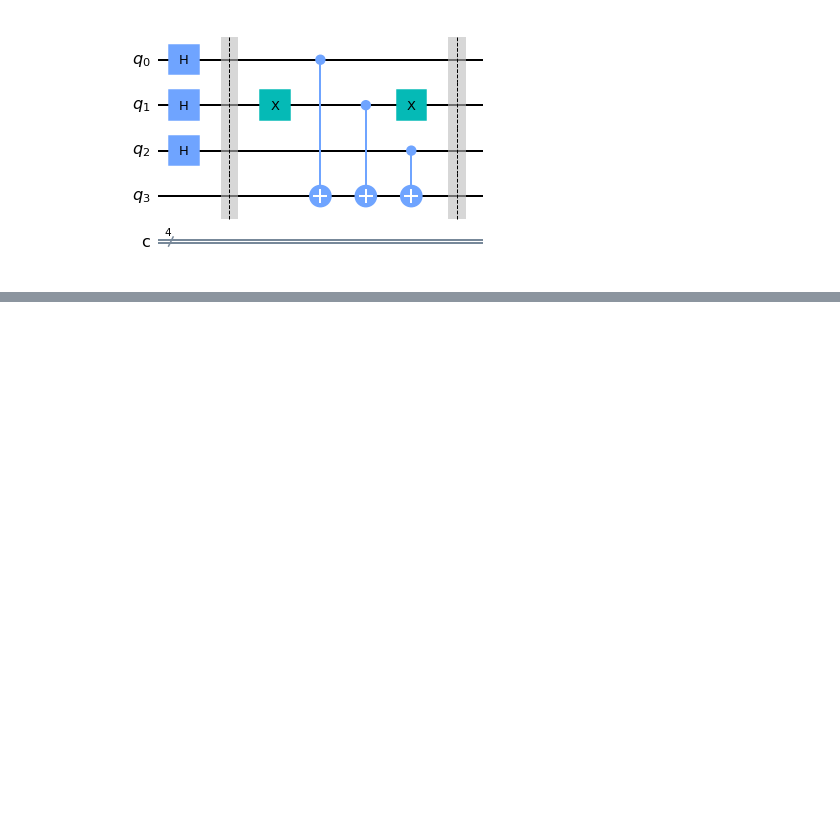
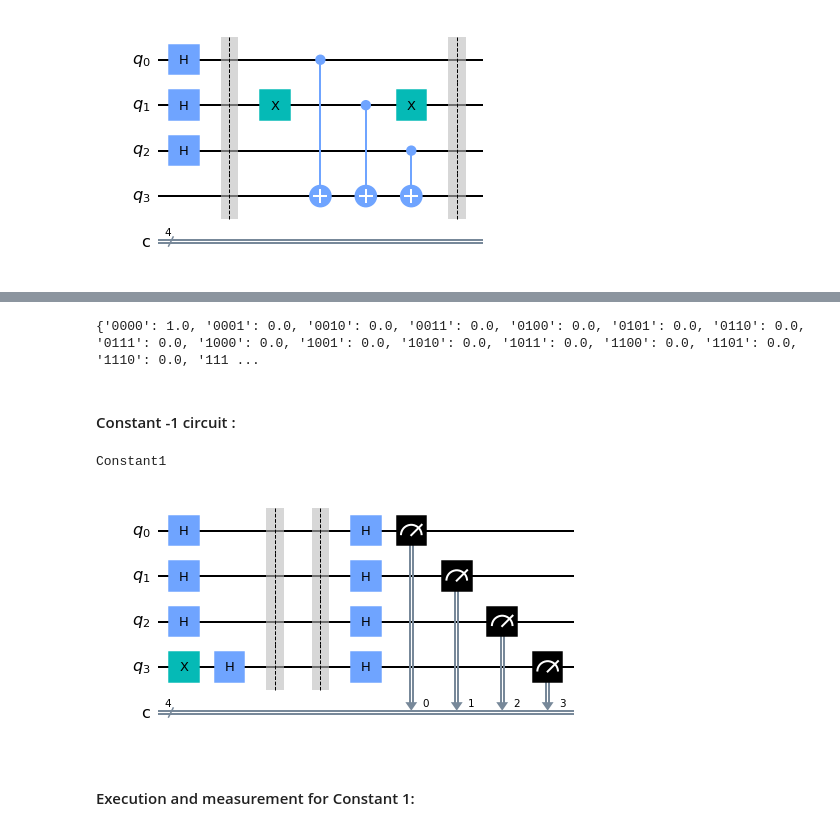
Before and after one commit to PavanCyborg/QSIM_Benchmark_Implementation, a Jupyter notebook: Deustch-Jozsa/DJ_DM_simulator.ipynb, the cells around one changed output, grey strips where cells are left out. Saved outputs shown, nothing was run; the diff lists cells and outputs as text; code cells hidden in the pictures; blank space fills up the shorter version.

```diff
--- a/Deustch-Jozsa/DJ_DM_simulator.ipynb
+++ b/Deustch-Jozsa/DJ_DM_simulator.ipynb
@@ -359,0 +614,31 @@ oracle_type = Balanced
+# %%
+simulator = qiskit.BasicAer.get_backend('dm_simulator') #we are using dm_simulator
+job = qiskit.execute(c2, simulator, shots=1)
+result = job.result()
+measurements = result.results[0].data.partial_probability
+print(measurements)
+# %% [output]
+{'0000': 1.0, '0001': 0.0, '0010': 0.0, '0011': 0.0, '0100': 0.0, '0101': 0.0, '0110': 0.0, '0111': 0.0, '1000': 0.0, '1001': 0.0, '1010': 0.0, '1011': 0.0, '1100': 0.0, '1101': 0.0, '1110': 0.0, '111 ...
+# %% [markdown]
+#### Constant -1 circuit :
+# %%
+n = 3  # the size of our Query, NOT including the Auxiliary
+c3 = qiskit.QuantumCircuit(n + 1, n + 1)  # create circuit including Auxiliary qubit & bit
+
+for i in range(n):
+    c3.h(i)
+#before Oracle function, after applying Hadamards to Query
+c3.x(n)    #flip Auxiliary
+c3.h(n)    #put into |-> state
+
+c3, oracle_type = Oracle(c3, n, type="Constant1")
+#after Oracle function
+for qbit in range(0,n+1):
+    c3.h(qbit)    #apply Hadamard to each qubit
+    c3.measure(qbit,qbit)    #measure qubit onto respective bit
+c3.draw("mpl")
+# %% [output]
+Constant1
+[figure, added]
+# %% [markdown]
+#### Execution and measurement for Constant 1:
```
Also changed, not shown: parts of 20 cells of this notebook.
